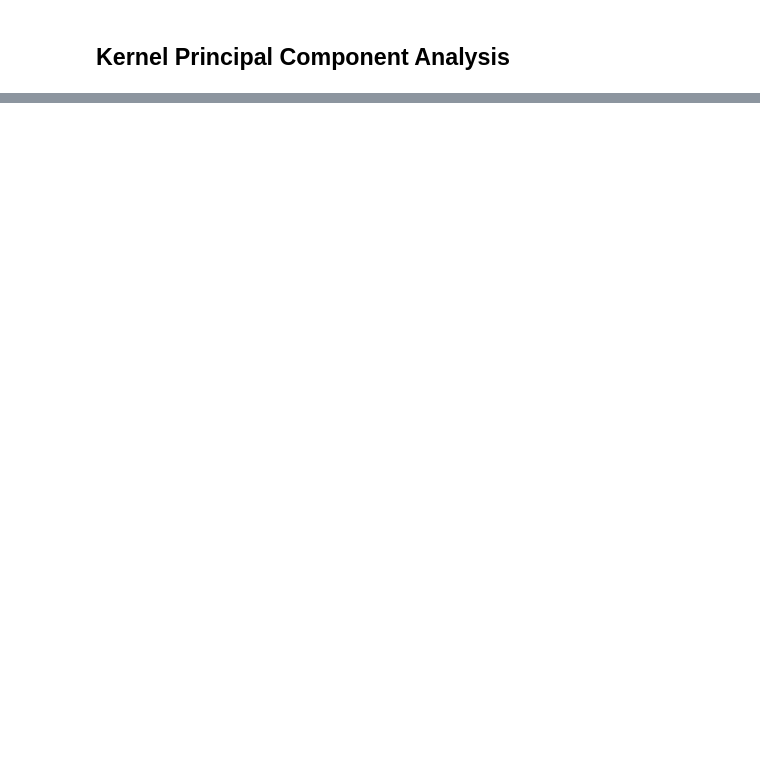
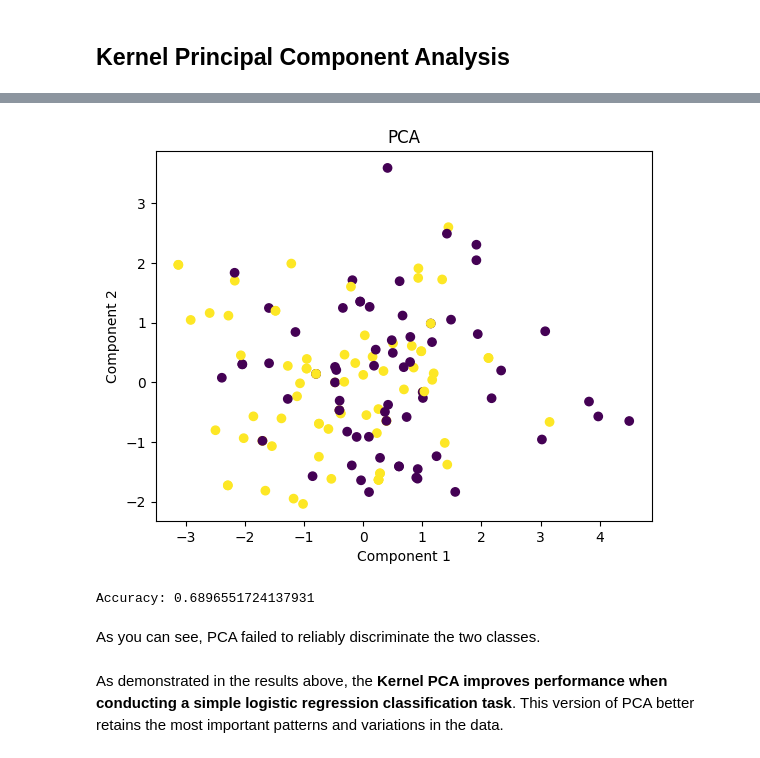
Before and after one commit to SterlingHayden/Support-Vector-Machines, a Jupyter notebook: DASC4113_A04.ipynb, the cells around one changed output, grey strips where cells are left out. Cells and saved outputs as stored; diff of their text form; code cells hidden in the pictures; blank space fills up the shorter version.

```diff
--- a/DASC4113_A04.ipynb
+++ b/DASC4113_A04.ipynb
@@ -309,0 +449,32 @@ As demonstrated in the results above, the **Support Vector Classifier with C=0.2
+# %%
+from sklearn.decomposition  import PCA
+
+# Let's apply PCA to this dataset
+pca = PCA(n_components=2)
+X_pca = pca.fit_transform(df_X)
+
+plt.title("PCA")
+plt.scatter(X_pca[:, 0], X_pca[:, 1], c=df_y)
+plt.xlabel("Component 1")
+plt.ylabel("Component 2")
+plt.show()
+# %% [output]
+[figure, added]
+# %%
+from sklearn.linear_model import LogisticRegression
+
+# split the train and test dataset
+X_train, X_test, y_train, y_test = train_test_split(X_pca, df_y, test_size=0.2, random_state=88)
+
+# LogisticRegression
+clf = LogisticRegression()
+clf.fit(X_train, y_train)
+
+# Prediction
+y_pred = clf.predict(X_test)
+
+print("Accuracy:", accuracy_score(y_test, y_pred))
+# %% [output]
+Accuracy: 0.6896551724137931
+# %% [markdown]
+As you can see, PCA failed to reliably discriminate the two classes.
@@ -309,0 +505,2 @@ As demonstrated in the results above, the **Support Vector Classifier with C=0.2
+# %% [markdown]
+As demonstrated in the results above, the **Kernel PCA improves performance when conducting a simple logistic regression classification task**. This version of PCA better retains the most important patterns and variations in the data.
```
Also changed, not shown: parts of 24 cells of this notebook.
